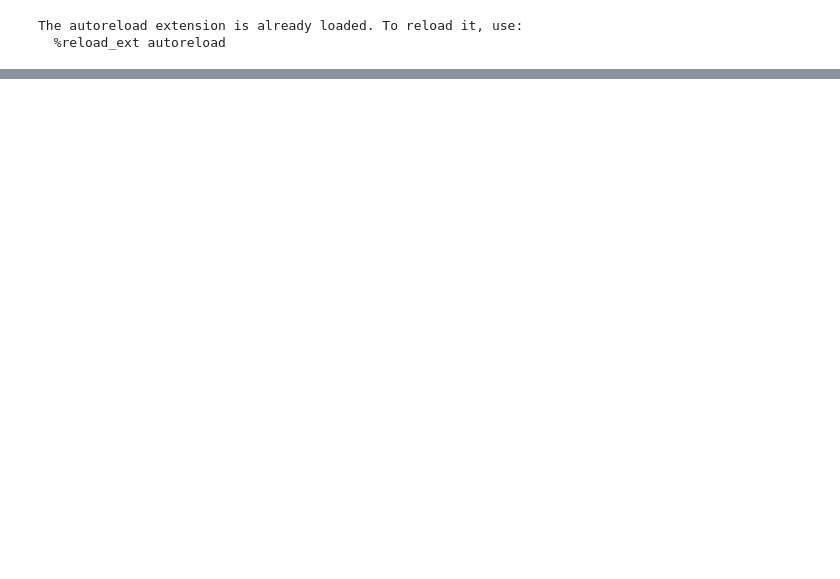
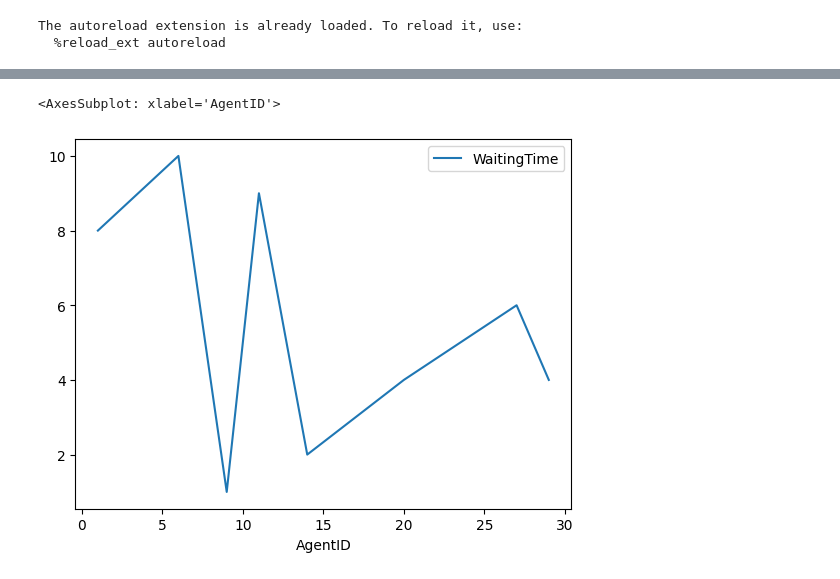
Before and after one commit to lokhei/Ridesharing-Simulation, a Jupyter notebook: TransportModel/TransportModelSimulation.ipynb, the cells around one changed output, grey strips where cells are left out. Saved outputs shown, nothing was run; the diff lists cells and outputs as text; code cells hidden in the pictures; blank space fills up the shorter version.

Commit message:
waiting time metric

```diff
--- a/TransportModel/TransportModelSimulation.ipynb
+++ b/TransportModel/TransportModelSimulation.ipynb
@@ -8,6 +8,6 @@ The autoreload extension is already loaded. To reload it, use:
   %reload_ext autoreload
 # %%
 model = TransportModel(2, 1, 10, 10)
-for i in range(100):
+for i in range(200):
     model.step()
 # %% [output]
@@ -38,0 +31,11 @@ steps.plot()
+# %%
+agents = model.datacollector.get_agent_vars_dataframe()
+# %%
+waiting = agents.dropna(subset="WaitingTime")
+waiting = waiting[waiting.WaitingTime != -1]
+
+
+waiting.reset_index(level=[0], inplace=True)
+waiting.drop(["Step", "Steps"], axis=1, inplace=True)
+
+waiting
@@ -38,0 +53,5 @@ steps.plot()
+# %%
+waiting.plot()
+# %% [output]
+<AxesSubplot: xlabel='AgentID'>
+[figure, added]
```
Also changed, not shown: parts of 3 cells of this notebook, 2 other files.
